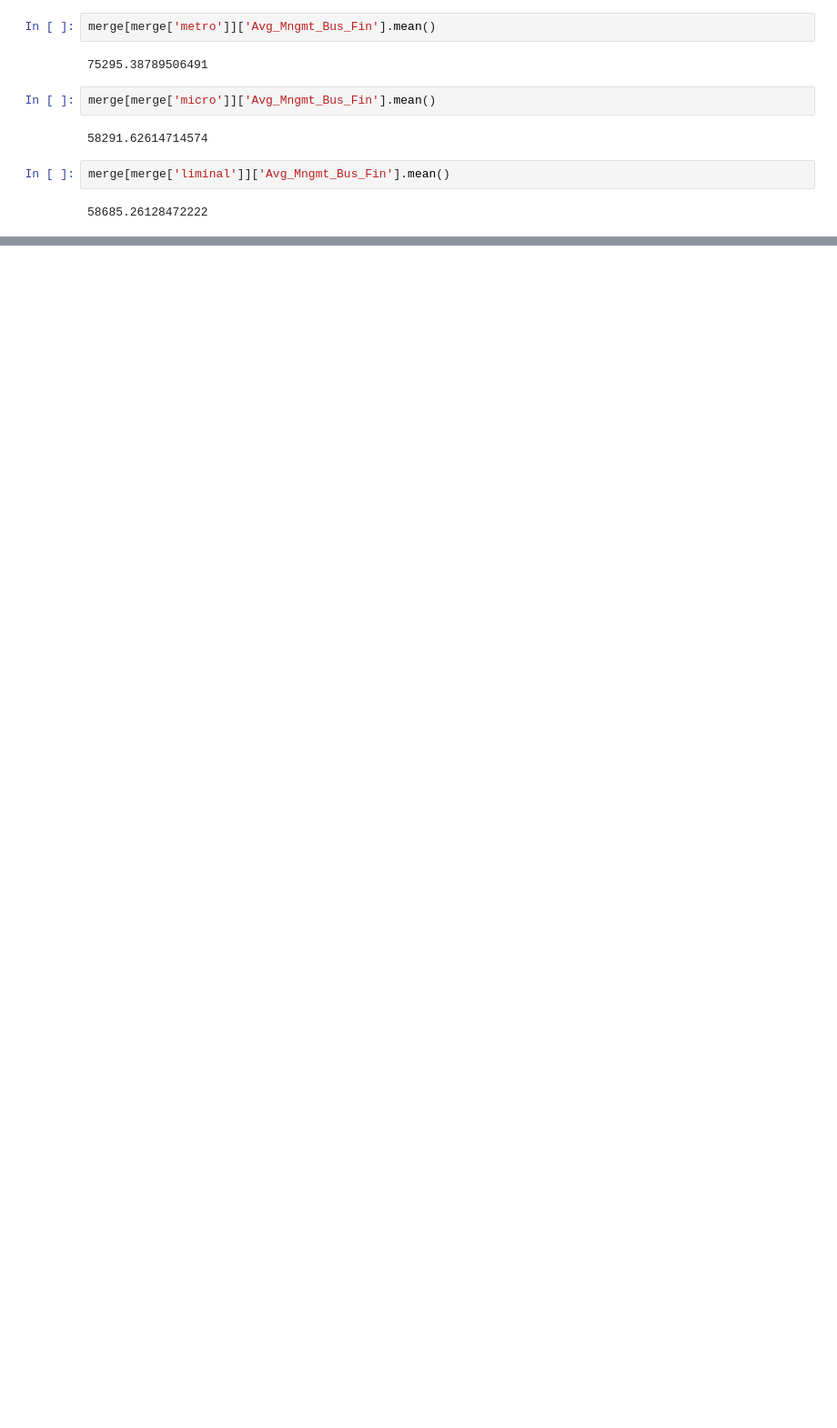
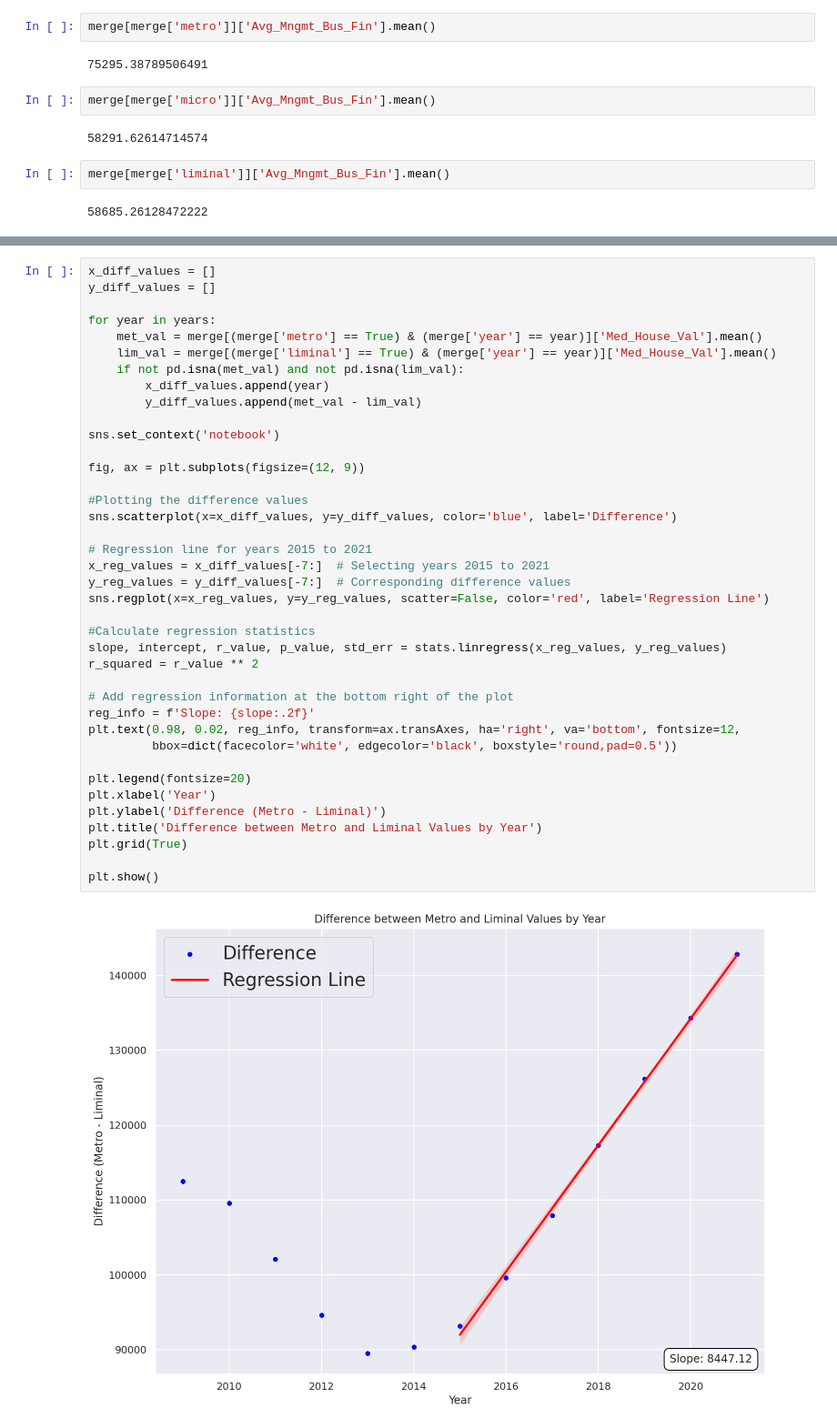
Before and after one commit to ElliottGAbel/Liminal_Cities, a Jupyter notebook: ACS_access.ipynb, the cells around one changed output, grey strips where cells are left out. Shown at 91% size. Saved outputs shown, nothing was run; the diff lists cells and outputs as text; blank space fills up the shorter version.

```diff
--- a/ACS_access.ipynb
+++ b/ACS_access.ipynb
@@ -365,0 +453,41 @@ merge[merge['liminal']]['Avg_Mngmt_Bus_Fin'].mean()
+# %%
+x_diff_values = []
+y_diff_values = []
+
+for year in years:
+    met_val = merge[(merge['metro'] == True) & (merge['year'] == year)]['Med_House_Val'].mean()
+    lim_val = merge[(merge['liminal'] == True) & (merge['year'] == year)]['Med_House_Val'].mean()
+    if not pd.isna(met_val) and not pd.isna(lim_val):
+        x_diff_values.append(year)
+        y_diff_values.append(met_val - lim_val)
+
+sns.set_context('notebook')
+
+fig, ax = plt.subplots(figsize=(12, 9))
+
+#Plotting the difference values
+sns.scatterplot(x=x_diff_values, y=y_diff_values, color='blue', label='Difference')
+
+# Regression line for years 2015 to 2021
+x_reg_values = x_diff_values[-7:]  # Selecting years 2015 to 2021
+y_reg_values = y_diff_values[-7:]  # Corresponding difference values
+sns.regplot(x=x_reg_values, y=y_reg_values, scatter=False, color='red', label='Regression Line')
+
+#Calculate regression statistics
+slope, intercept, r_value, p_value, std_err = stats.linregress(x_reg_values, y_reg_values)
+r_squared = r_value ** 2
+
+# Add regression information at the bottom right of the plot
+reg_info = f'Slope: {slope:.2f}'
+plt.text(0.98, 0.02, reg_info, transform=ax.transAxes, ha='right', va='bottom', fontsize=12,
+         bbox=dict(facecolor='white', edgecolor='black', boxstyle='round,pad=0.5'))
+
+plt.legend(fontsize=20)
+plt.xlabel('Year')
+plt.ylabel('Difference (Metro - Liminal)')
+plt.title('Difference between Metro and Liminal Values by Year')
+plt.grid(True)
+
+plt.show()
+# %% [output]
+[figure, added]
```
Also changed, not shown: parts of 14 cells of this notebook, 1 other file.
